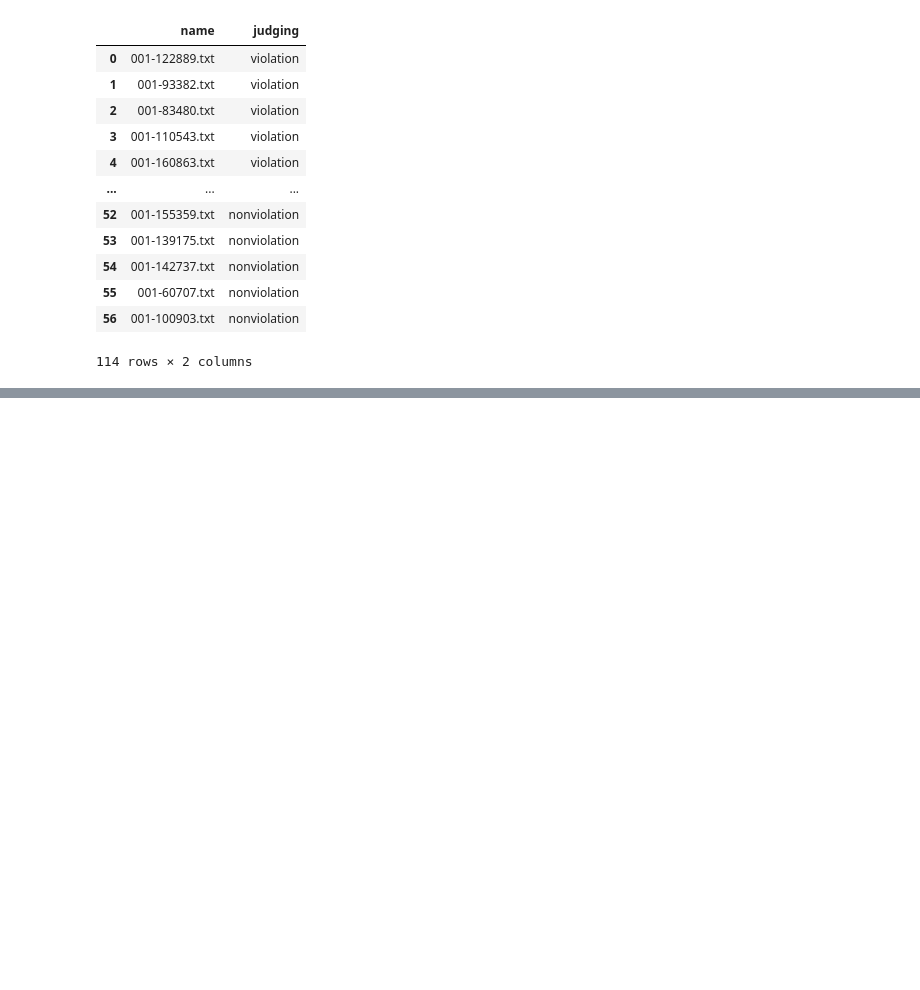
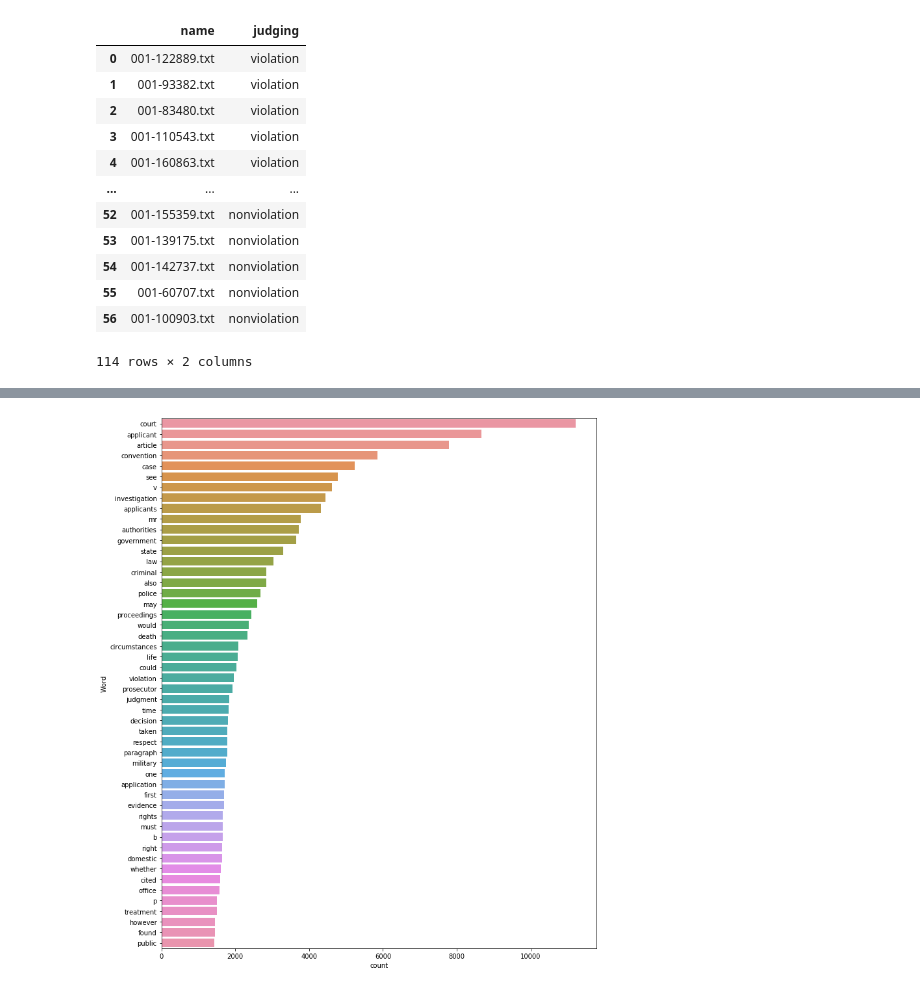
Before and after one commit to manjotmb20/Judicial-Decision-Prediction, a Jupyter notebook: judicial_decision.ipynb, the cells around one changed output, grey strips where cells are left out. Saved outputs shown, nothing was run; the diff lists cells and outputs as text; code cells hidden in the pictures; blank space fills up the shorter version.

```diff
--- a/judicial_decision.ipynb
+++ b/judicial_decision.ipynb
@@ -50,0 +70,18 @@ df
+# %%
+violationlist=[]
+for row in ventry:
+  f=open(violation+row,"r",encoding = "ISO-8859-1").read()
+  violationlist.append(clean_text1(f))
+# %%
+for row in nventry:
+  f=open(nonviolation+row,"r",encoding = "ISO-8859-1").read()
+  violationlist.append(clean_text1(f))
+# %%
+df["cases"]=violationlist
+# %%
+nltk.download('stopwords')
+stop_words = set(stopwords.words('english'))
+def remove_stopwords(text):
+  no_stopwords=[w for w in text.split() if not w in stop_words]
+  return ' '.join(no_stopwords)
+df["cases"]=df["cases"].apply(lambda x: remove_stopwords(x))
@@ -50,0 +91,20 @@ df
+# %%
+def freq_words(x, terms = 30):
+  all_words = ' '.join([text for text in x])
+  all_words = all_words.split()
+  fdist = nltk.FreqDist(all_words)
+  words_df = pd.DataFrame({'word':list(fdist.keys()), 'count':list(fdist.values())})
+
+
+  d = words_df.nlargest(columns="count", n = terms)
+
+
+  plt.figure(figsize=(12,15))
+  ax = sns.barplot(data=d, x= "count", y = "word")
+  ax.set(ylabel = 'Word')
+  plt.show()
+
+
+freq_words(df["cases"], 50)
+# %% [output]
+[figure, added]
```
Also changed, not shown: parts of 14 cells of this notebook.
